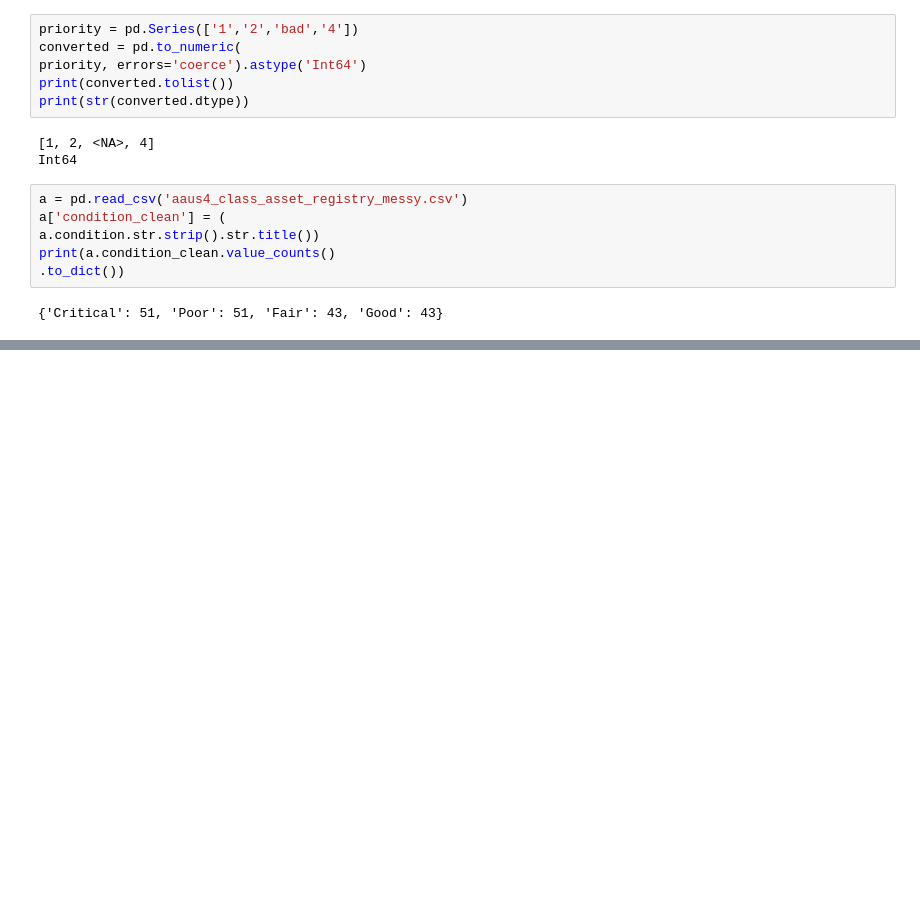
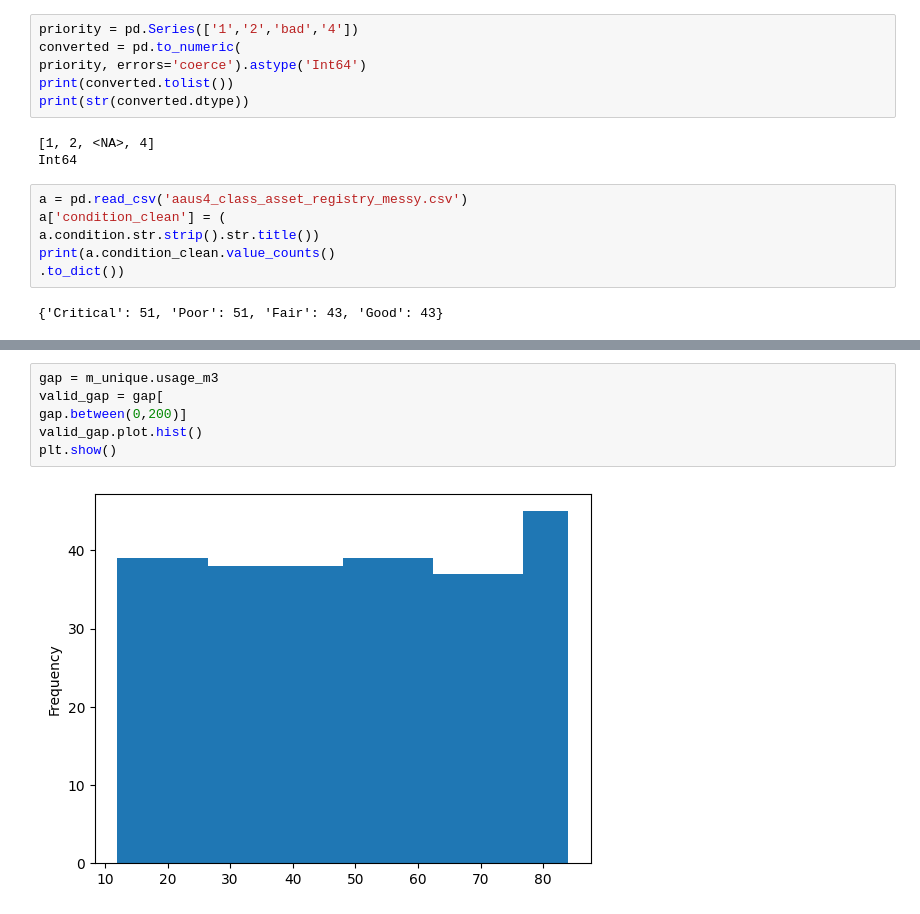
Before and after one commit to dagmawi77/python_aau_training, a Jupyter notebook: dataclean.ipynb, the cells around one changed output, grey strips where cells are left out. Cells and saved outputs as stored; diff of their text form; blank space fills up the shorter version.

```diff
--- a/dataclean.ipynb
+++ b/dataclean.ipynb
@@ -150,0 +216,8 @@ print(a.condition_clean.value_counts()
+# %%
+gap = m_unique.usage_m3
+valid_gap = gap[
+gap.between(0,200)]
+valid_gap.plot.hist()
+plt.show()
+# %% [output]
+[figure, added]
```
Also changed, not shown: parts of 22 cells of this notebook, 1 other file.
